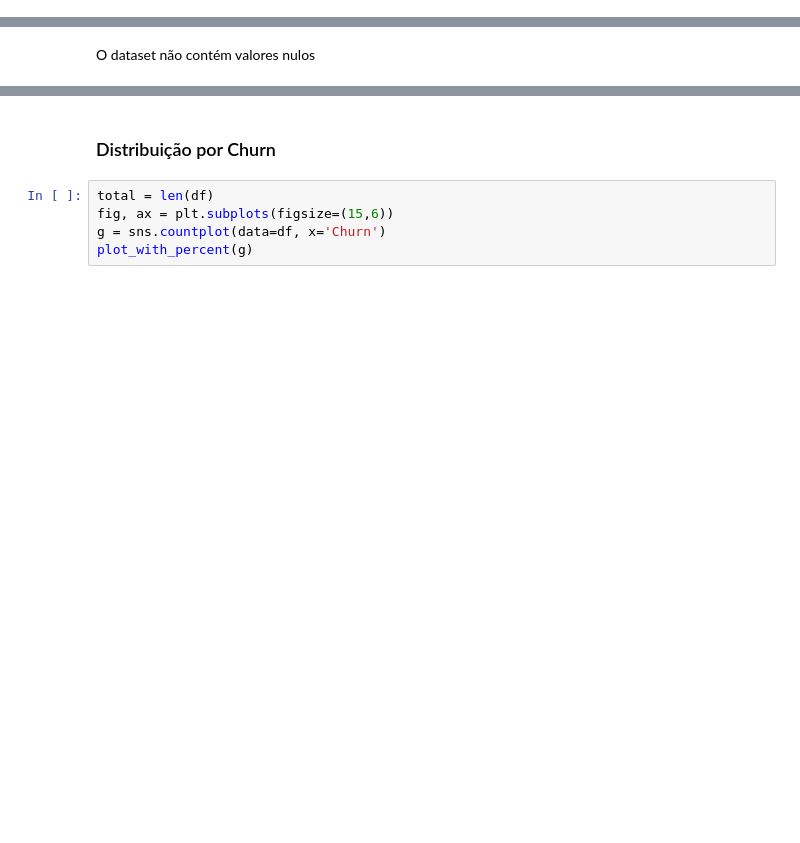
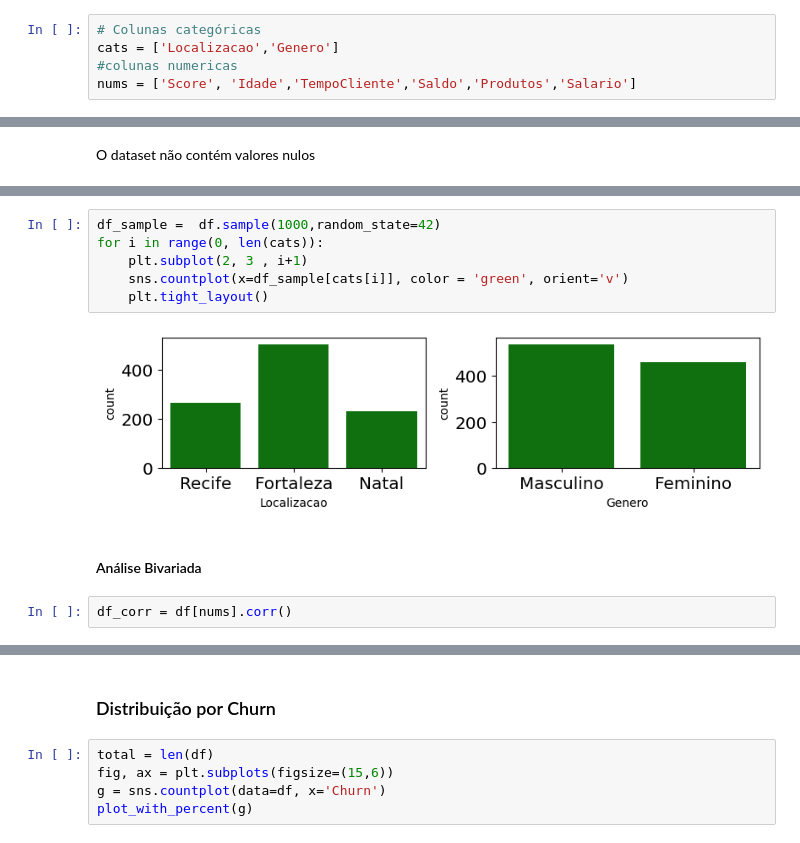
Before and after one commit to wendeljardel/data-analysis-projects, a Jupyter notebook: Churn Prediction - Teste Tallos/Churn predicition.ipynb, the cells around one changed output, grey strips where cells are left out. Cells and saved outputs as stored; diff of their text form; blank space fills up the shorter version.

```diff
--- a/Churn Prediction - Teste Tallos/Churn predicition.ipynb
+++ b/Churn Prediction - Teste Tallos/Churn predicition.ipynb
@@ -81,0 +62,5 @@ memory usage: 1.1+ MB
+# %%
+# Colunas categóricas
+cats = ['Localizacao','Genero']
+#colunas numericas
+nums = ['Score', 'Idade','TempoCliente','Saldo','Produtos','Salario']
@@ -126,0 +150,12 @@ def plot_with_percent(plot):
+# %%
+df_sample =  df.sample(1000,random_state=42)
+for i in range(0, len(cats)):
+    plt.subplot(2, 3 , i+1)
+    sns.countplot(x=df_sample[cats[i]], color = 'green', orient='v')
+    plt.tight_layout()
+# %% [output]
+[figure, added]
+# %% [markdown]
+#### Análise Bivariada
+# %%
+df_corr = df[nums].corr()
```
Also changed, not shown: parts of 27 cells of this notebook.
